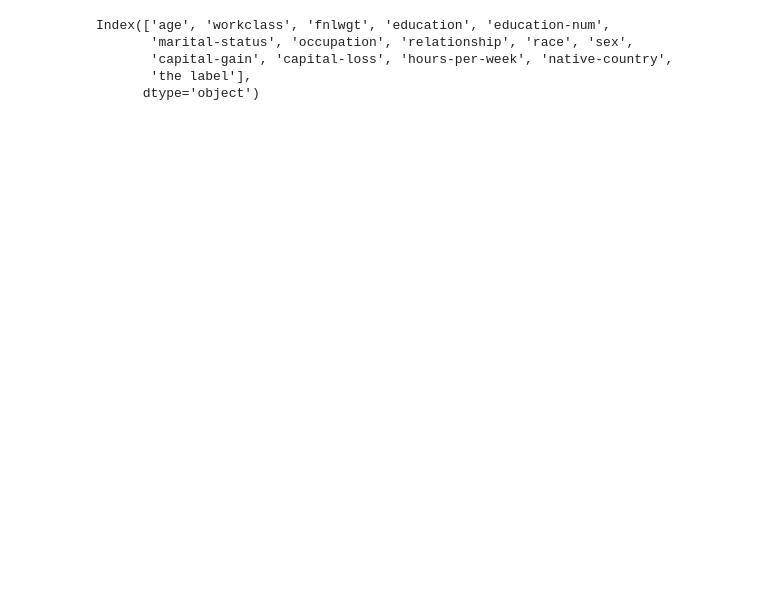
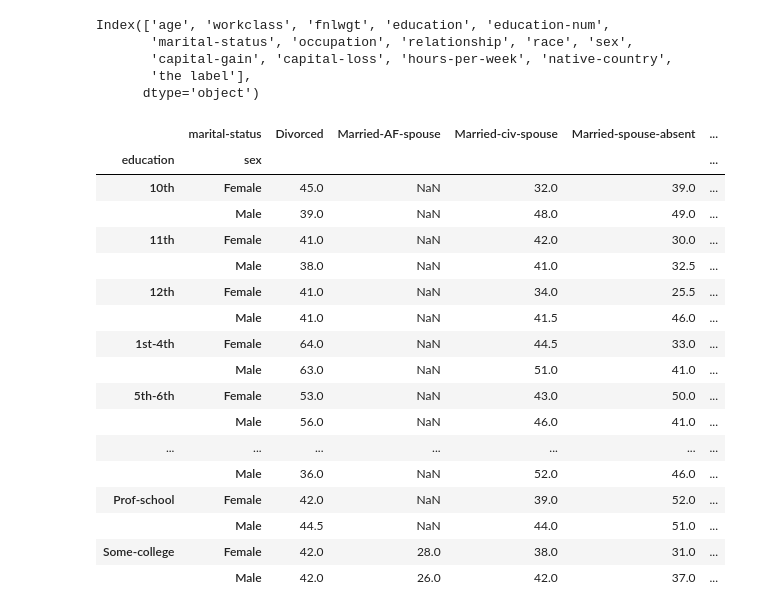
Before and after one commit to cristinaouzande/VisualizacionDatos, a Jupyter notebook: Act3.ipynb, the cells around one changed output. Cells and saved outputs as stored; diff of their text form; code cells hidden in the pictures; blank space fills up the shorter version.

```diff
--- a/Act3.ipynb
+++ b/Act3.ipynb
@@ -116,3 +121,30 @@ Index(['age', 'workclass', 'fnlwgt', 'education', 'education-num',
        'capital-gain', 'capital-loss', 'hours-per-week', 'native-country',
        'the label'],
       dtype='object')
+# %%
+pivot2 = pd.pivot_table(ds,
+                        index = ['education', 'sex'],
+                        values = 'age',
+                        aggfunc = 'median',
+                        columns = 'marital-status'
+                       )
+pivot2
+# %% [output]
+|  | marital-status | Divorced | Married-AF-spouse | Married-civ-spouse | Married-spouse-absent | ... |
+| education | sex |  |  |  |  | ... |
+| 10th | Female | 45.0 | NaN | 32.0 | 39.0 | ... |
+|  | Male | 39.0 | NaN | 48.0 | 49.0 | ... |
+| 11th | Female | 41.0 | NaN | 42.0 | 30.0 | ... |
+|  | Male | 38.0 | NaN | 41.0 | 32.5 | ... |
+| 12th | Female | 41.0 | NaN | 34.0 | 25.5 | ... |
+|  | Male | 41.0 | NaN | 41.5 | 46.0 | ... |
+| 1st-4th | Female | 64.0 | NaN | 44.5 | 33.0 | ... |
+|  | Male | 63.0 | NaN | 51.0 | 41.0 | ... |
+| 5th-6th | Female | 53.0 | NaN | 43.0 | 50.0 | ... |
+|  | Male | 56.0 | NaN | 46.0 | 41.0 | ... |
+| ... | ... | ... | ... | ... | ... | ... |
+|  | Male | 36.0 | NaN | 52.0 | 46.0 | ... |
+| Prof-school | Female | 42.0 | NaN | 39.0 | 52.0 | ... |
+|  | Male | 44.5 | NaN | 44.0 | 51.0 | ... |
+| Some-college | Female | 42.0 | 28.0 | 38.0 | 31.0 | ... |
+|  | Male | 42.0 | 26.0 | 42.0 | 37.0 | ... |
```
Also changed, not shown: parts of 2 cells of this notebook.
